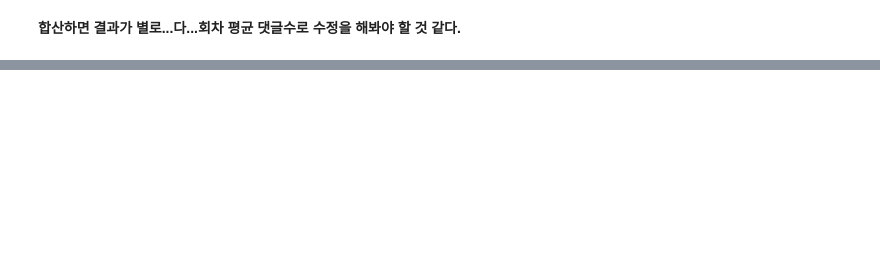
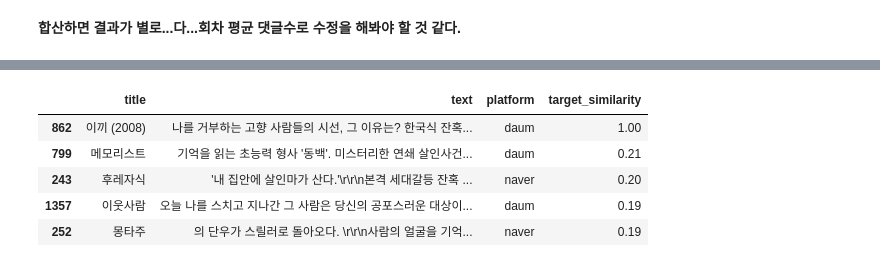
Before and after one commit to brightscannon/Webtoon_recommand_system, a Jupyter notebook: 3.Naver_modeling_1st.ipynb, the cells around one changed output, grey strips where cells are left out. Cells and saved outputs as stored; diff of their text form; code cells hidden in the pictures; blank space fills up the shorter version.

```diff
--- a/3.Naver_modeling_1st.ipynb
+++ b/3.Naver_modeling_1st.ipynb
@@ -214,0 +291,52 @@ sess.
+# %%
+idx = df[df.text.isnull()].index
+df.drop(index=idx, axis=0 ,inplace=True)
+df.reset_index(drop=True, inplace=True)
+# %%
+def tokenizer(raw, pos=["Noun","Alpha","Verb","Number"], stopword=[]):
+    return [
+        word for word, tag in openkoreantext.pos(
+            raw,
+            norm=True,   # normalize 그랰ㅋㅋ -> 그래ㅋㅋ
+            stem=True    # stemming 바뀌나->바뀌다
+            )
+            if len(word) > 1 and tag in pos and word not in stopword
+        ]
+
+vectorize = TfidfVectorizer(
+    tokenizer=tokenizer,
+    min_df=1,
+    sublinear_tf=True    # tf값에 1+log(tf)를 적용하여 tf값이 무한정 커지는 것을 막음
+)
+def find_text(df, webtoon_name):
+    return df[df.title == webtoon_name].text # 여기서 나온 intro가 get_similarity의 parameter로 간다.
+
+vectorize = TfidfVectorizer(
+    tokenizer=tokenizer,
+    min_df=1,
+    sublinear_tf=True    # tf값에 1+log(tf)를 적용하여 tf값이 무한정 커지는 것을 막음
+)
+
+# 소개글 받아서 유사도 score 추출 --> column화
+def get_similarity(df,text, vectorize):
+    model = vectorize.fit(df.text)
+    X = model.transform(df.text)
+    vector = model.transform(text)
+    # 유사도
+    cosine_similar = linear_kernel(vector,X).flatten()
+    cosine_similar = cosine_similar.round(2)
+    df['target_similarity'] = cosine_similar
+
+    return df
+# %%
+webtoon = "이끼 (2008)"
+text = find_text(df, webtoon)
+df = get_similarity(df, text, vectorize=vectorize)
+df.sort_values(by="target_similarity", ascending=False).head(5)
+# %% [output]
+|  | title | text | platform | target_similarity |
+| 862 | 이끼 (2008) | 나를 거부하는 고향 사람들의 시선, 그 이유는? 한국식 잔혹... | daum | 1.00 |
+| 799 | 메모리스트 | 기억을 읽는 초능력 형사 '동백'. 미스터리한 연쇄 살인사건... | daum | 0.21 |
+| 243 | 후레자식 | '내 집안에 살인마가 산다.'\r\r\n본격 세대갈등 잔혹 ... | naver | 0.20 |
+| 1357 | 이웃사람 | 오늘 나를 스치고 지나간 그 사람은 당신의 공포스러운 대상이... | daum | 0.19 |
+| 252 | 몽타주 | 의 단우가 스릴러로 돌아오다. \r\r\n사람의 얼굴을 기억... | naver | 0.19 |
```
Also changed, not shown: parts of 14 cells of this notebook.
